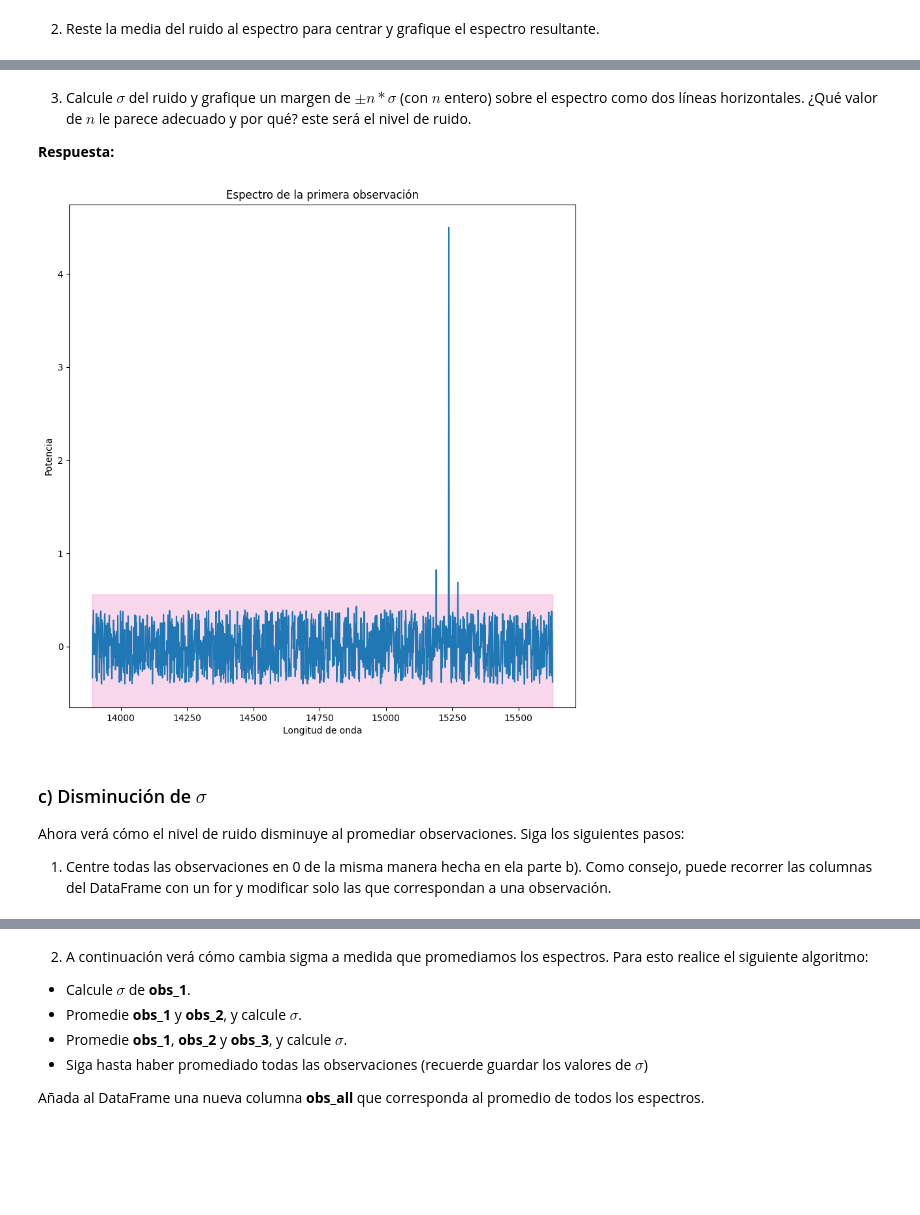
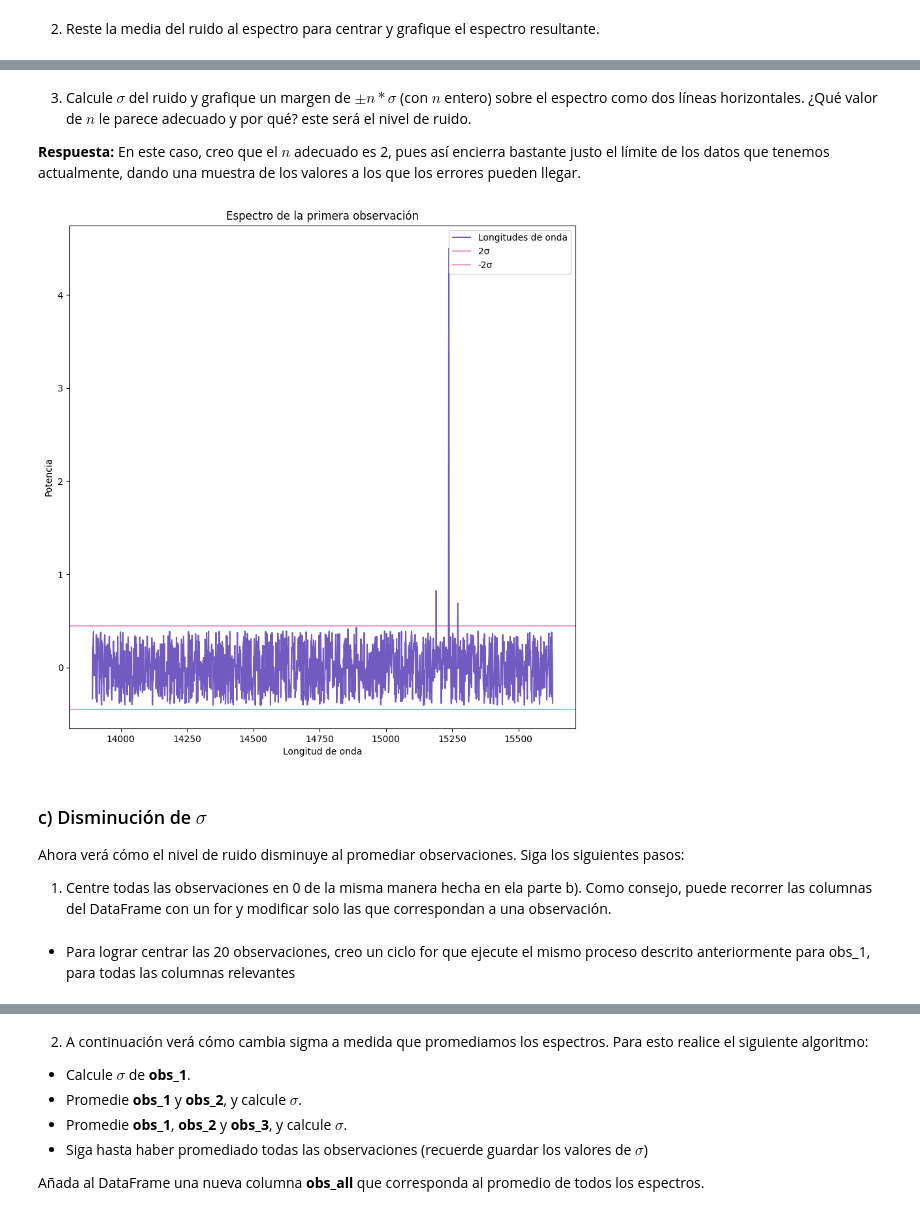
Before and after one commit to CrushinAngel/Tarea-2, a Jupyter notebook: Tarea2.ipynb, the cells around one changed output, grey strips where cells are left out. Drawn from its saved outputs; the diff is of its cells as text; code cells hidden in the pictures; blank space fills up the shorter version.

```diff
--- a/Tarea2.ipynb
+++ b/Tarea2.ipynb
@@ -297,12 +297,14 @@ ruido = data[(data['obs_1'] >= (media - 3*sigma)) & (data['obs_1'] <= (media + 3
 # %%
 # Grafique el espectro centrado en 0 aquí
 media_ruido = ruido['obs_1'].mean()
-obs_1_menosmedia = data['obs_1'] - media_ruido
+data['obs_1'] = data['obs_1'] - media_ruido
+# Aqui ya si lo modifico pues lo utilizaré así desde aquí en adelante
 
 plt.figure(figsize=(10, 10))
 
-plt.plot(data['Wlth'], obs_1_menosmedia)
+plt.plot(data['Wlth'], data['obs_1'], color = '#725AC1', label= 'Longitudes de onda')
 
+plt.legend()
 plt.xlabel('Longitud de onda')
 plt.ylabel('Potencia')
 plt.title('Espectro de la primera observación')
@@ -312,26 +314,32 @@ plt.show()
 # %% [markdown]
 3. Calcule $\sigma$ del ruido y grafique un margen de $\pm n*\sigma$ (con $n$ entero) sobre el espectro como dos líneas horizontales. ¿Qué valor de $n$ le parece adecuado y por qué? este será el nivel de ruido.
 
-**Respuesta:**
+**Respuesta:** En este caso, creo que el $n$ adecuado es 2, pues así encierra bastante justo el límite de los datos que tenemos actualmente, dando una muestra de los valores a los que los errores pueden llegar.
 # %%
 sigma_ruido = ruido['obs_1'].std()
 x_min = data['Wlth'].min()
 x_max = data['Wlth'].max()
 
 plt.figure(figsize=(10, 10))
 
-plt.plot(data['Wlth'], obs_1_menosmedia)
-plt.axvspan(x_min, x_max, ymin = (-sigma_ruido),ymax = (sigma_ruido), color = '#E53DA2', alpha = 0.2, label='±3σ')
+plt.plot(data['Wlth'], data['obs_1'], color = '#725AC1', label= 'Longitudes de onda')
+plt.axhline((2*sigma_ruido), color = '#E53DA2', label='2σ', alpha = 0.5)
+plt.axhline((-2*sigma_ruido), color = '#E53DA2', label='-2σ', alpha = 0.5)
+# Parecido a axvspan utilizado antes, axhline grafica líneas infintas a la altura indicada, y también
+# se puede modificar la transparencia de la línea
 
 plt.xlabel('Longitud de onda')
 plt.ylabel('Potencia')
 plt.title('Espectro de la primera observación')
+plt.legend()
 plt.show()
 # %% [output]
-[figure, old version]
+[figure, new version]
 # %% [markdown]
 ### c) Disminución de $\sigma$
 
 Ahora verá cómo el nivel de ruido disminuye al promediar observaciones. Siga los siguientes pasos:
 
 1. Centre todas las observaciones en 0 de la misma manera hecha en ela parte b). Como consejo, puede recorrer las columnas del DataFrame con un for y modificar solo las que correspondan a una observación.
+# %% [markdown]
+*   Para lograr centrar las 20 observaciones, creo un ciclo for que ejecute el mismo proceso descrito anteriormente para obs_1, para todas las columnas relevantes
```
Also changed, not shown: parts of 20 cells of this notebook.
